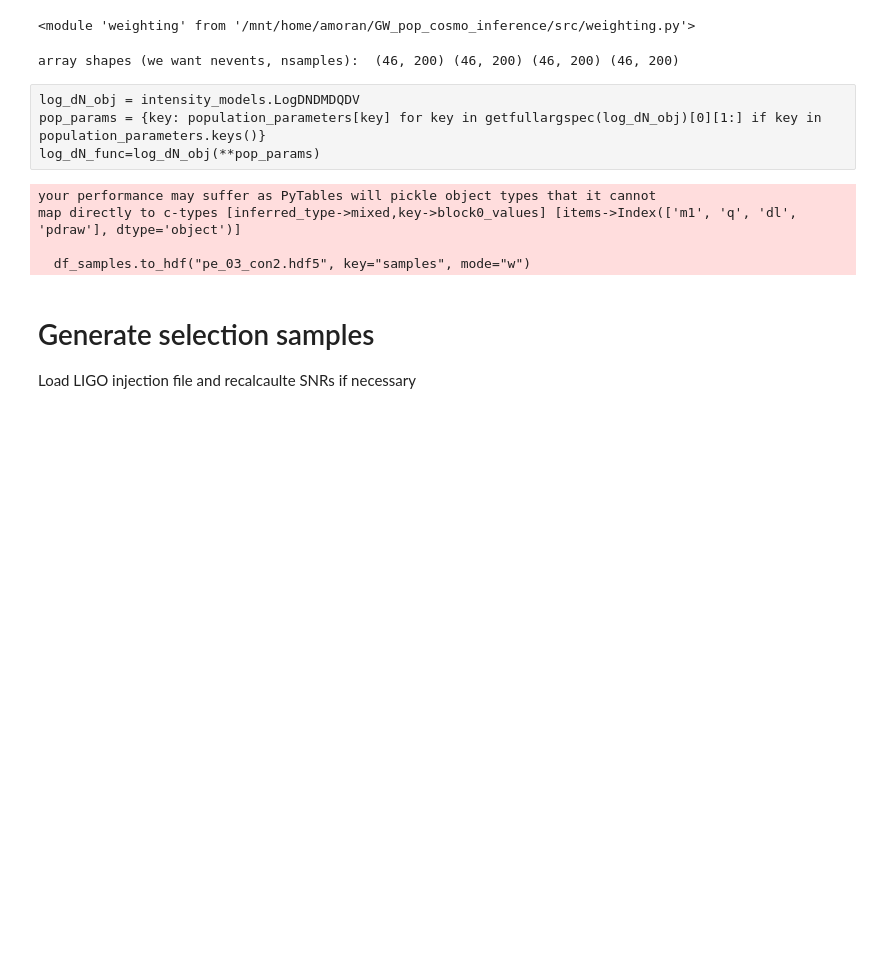
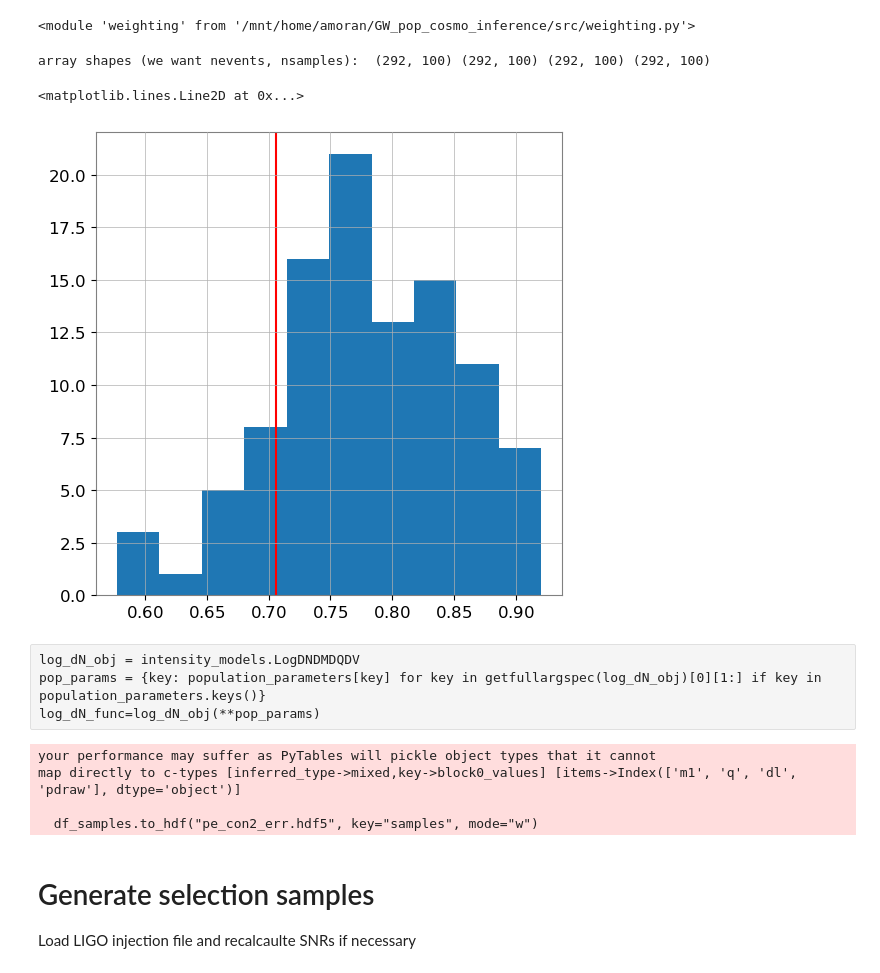
Before and after one commit to abby-moran/GW_pop_cosmo_inference, a Jupyter notebook: src/gen_mock_files.ipynb, the cells around one changed output. Saved outputs shown, nothing was run; the diff lists cells and outputs as text; code cells hidden in the pictures; blank space fills up the shorter version.

```diff
--- a/src/gen_mock_files.ipynb
+++ b/src/gen_mock_files.ipynb
@@ -706,7 +706,7 @@ reload(weighting)
 detection_threshold=8
 
 #inj = pd.read_hdf('mock_injections_paper_old.h5', key='true_parameters')[0:200]
-inj = pd.read_hdf('injections/confg6_inj.h5', key='true_parameters')
+inj = pd.read_hdf('injections/con2_SNRcomp_ext.h5', key='true_parameters')
 cosmo = intensity_models.FlatwCDMCosmology(population_parameters['h'], population_parameters['Om'],
                                            population_parameters['w'], population_parameters['zmax'])
 len(inj)
@@ -715,8 +714,0 @@ len(inj)
-# %%
-detection_threshold=8
-
-#inj = pd.read_hdf('mock_injections_paper_old.h5', key='true_parameters')[0:200]
-inj = pd.read_hdf('injections/con6_SNRcomp.h5', key='true_parameters')
-cosmo = intensity_models.FlatwCDMCosmology(population_parameters['h'], population_parameters['Om'],
-                                           population_parameters['w'], population_parameters['zmax'])
-len(inj)
@@ -727,7 +717,7 @@ rng = np.random.default_rng(251286134409181405721219170031242732711)
 
 #inj = pd.read_hdf('mock_injections_o3_zp1.h5', key='true_parameters')
 
-inj['SNR_OBS'] = inj['SNR'] #+ rng.normal(loc=0, scale=np.sqrt(1), size=len(inj))
+inj['SNR_OBS'] = inj['SNR'] + rng.normal(loc=0, scale=np.sqrt(1), size=len(inj))
 
 inj_det = inj[inj['SNR_OBS'] > detection_threshold].copy()
 inj_det['mc'] = inj_det['m1'] * (inj_det['q']**(3/5) / ((1 + inj_det['q'])**(1/5)))
@@ -759,8 +749,8 @@ for i, row in tqdm(inj_det.iterrows()):
     #q_centered = row['q'] - mean_shift
     #q_jittered = truncnorm.rvs(a, b, loc=q_centered, scale=uncert.sigma_q)
 
-    dl_ = row['dl'] #* row['SNR'] / row['SNR_OBS']
-    sigma_log_dl.append(0)#1/row['SNR'])
+    dl_ = row['dl']* row['SNR'] / row['SNR_OBS']
+    sigma_log_dl.append(1/row['SNR'])
     log_dl_obs.append(np.log(dl_))#np.log(row['dl']) + uncert.sigma_log_dl*rng.normal())
 
 inj_det['log_mc_obs'] = log_mc_obs
@@ -779,7 +769,7 @@ inj_det['sigma_log_dl'] = sigma_log_dl
 inj_det['z'] = inj_det['z']
 inj_det = inj_det.reset_index(drop=True)
 inj_det['evt'] = [f'evt_{i:04d}' for i in inj_det.index]
-inj_det.to_hdf('data/obs_con2.h5', key='observations')
+inj_det.to_hdf('data/obs_con2_err.h5', key='observations')
 # %% [markdown]
 #### Plotting etc checks
 # %%
@@ -842,11 +832,11 @@ reload(weighting)
 # %% [output]
 <module 'weighting' from '/mnt/home/amoran/GW_pop_cosmo_inference/src/weighting.py'>
 # %%
-pe_samples_full = pd.read_hdf('../src/data/obs_con2.h5', 'observations')#[0:200]
+pe_samples_full = pd.read_hdf('../src/data/obs_con2_err.h5', 'observations')
 
 
 
-nsamples = 200  # number of draws per event
+nsamples = 100  # number of draws per event
 m1s, qs, dls, pdraws = [], [], [], []
 mass_obs_evt, q_err, dl_event=[], [], []
 for n, e in pe_samples_full.groupby('evt'):
@@ -855,7 +845,6 @@ for n, e in pe_samples_full.groupby('evt'):
     q_event = []
     dl_event = []
     pdraw_event = []
-
     for num in range(nsamples):
         samples = weighting.draw_mock_samples(
             #e['m1_obs'].iloc[0],
@@ -883,10 +872,16 @@ m1s = np.array(m1s)
 qs = np.array(qs)
 dls = np.array(dls)
 pdraws = np.array(pdraws)
-
 print("array shapes (we want nevents, nsamples): ", m1s.shape, qs.shape, dls.shape, pdraws.shape)
 # %% [output]
-array shapes (we want nevents, nsamples):  (46, 200) (46, 200) (46, 200) (46, 200)
+array shapes (we want nevents, nsamples):  (292, 100) (292, 100) (292, 100) (292, 100)
+# %%
+i=193
+plt.hist(qs[i]);
+plt.axvline(inj_det['q'].iloc[i], color='red')
+# %% [output]
+<matplotlib.lines.Line2D at 0x...>
+[figure, added]
 # %% [raw]
 log_dN_obj = intensity_models.LogDNDMDQDV
 pop_params = {key: population_parameters[key] for key in getfullargspec(log_dN_obj)[0][1:] if key in population_parameters.keys()}
@@ -906,12 +901,12 @@ df_samples = pd.DataFrame({
     #                ) #pdraw is expected to be in detector frame mass, dL and will internally corret for it, so we dont need those factors here
     })
 
-df_samples.to_hdf("pe_03_con2.hdf5", key="samples", mode="w")
+df_samples.to_hdf("pe_con2_err.hdf5", key="samples", mode="w")
 # %% [output]
 your performance may suffer as PyTables will pickle object types that it cannot
 map directly to c-types [inferred_type->mixed,key->block0_values] [items->Index(['m1', 'q', 'dl', 'pdraw'], dtype='object')]
 
-  df_samples.to_hdf("pe_03_con2.hdf5", key="samples", mode="w")
+  df_samples.to_hdf("pe_con2_err.hdf5", key="samples", mode="w")
 # %% [markdown]
 # Generate selection samples
 
```
Also changed, not shown: parts of 4 cells of this notebook, 2 other files.
